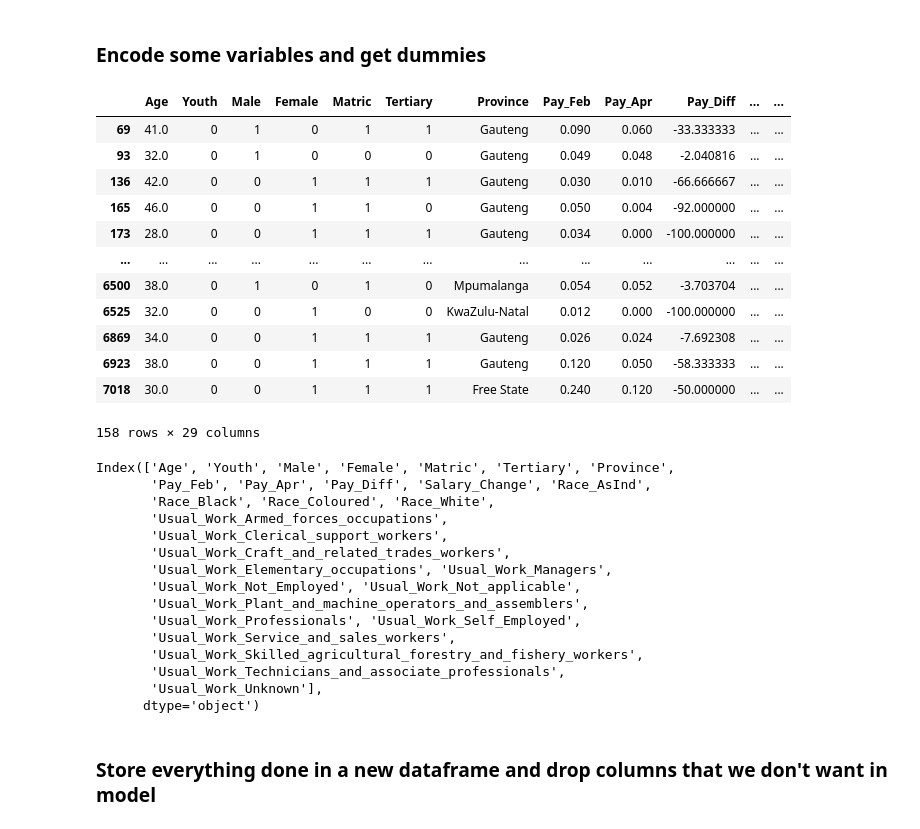
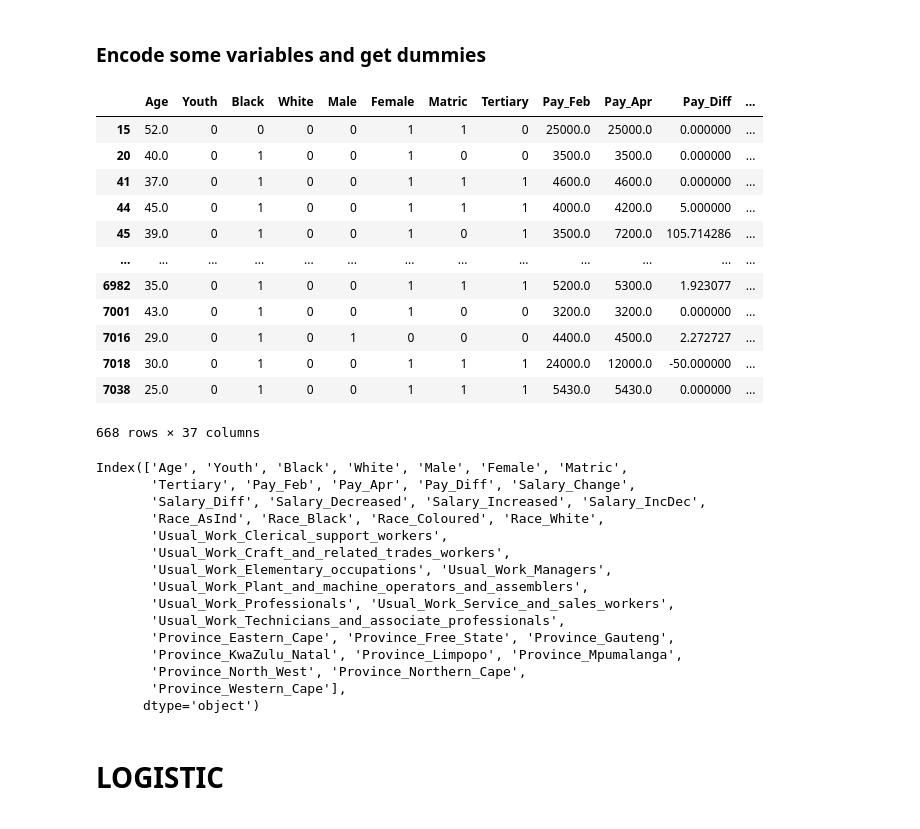
Before and after one commit to BrentonBudler/DAEProject2021, a Jupyter notebook: Part2_Final/Dino/DIno_Rough.ipynb, the cells around one changed output. Saved outputs shown, nothing was run; the diff lists cells and outputs as text; code cells hidden in the pictures.

Commit message:
Dino models - struggling

```diff
--- a/Part2_Final/Dino/DIno_Rough.ipynb
+++ b/Part2_Final/Dino/DIno_Rough.ipynb
@@ -89,7 +153,7 @@ dftemp.shape
 
 
 
-df_main = dftemp[["age","gender","race","highest_grade", "tertiary_edu","province_current","take_home_pay_feb", "take_home_pay_apr","kept_labour","usual_work"]]
+df_main = dftemp[["age","gender","race","highest_grade", "tertiary_edu","province_before","take_home_pay_feb", "take_home_pay_apr","kept_labour","usual_work"]]
 # %% [markdown]
 ### Drop all nans
 # %%
@@ -338,0 +521,3 @@ display(XYZ)
+# %%
+XYZ = XYZ[XYZ.groupby("Usual_Work")["Usual_Work"].transform(len) > 15]
+XYZ["Usual_Work"].value_counts()
@@ -338,0 +596,3 @@ display(XYZ)
+# %%
+XYZ = XYZ[XYZ.groupby("Province")["Province"].transform(len) > 1]
+XYZ["Province"].value_counts()
@@ -338,0 +610,5 @@ display(XYZ)
+# %%
+XYZ["Race"].value_counts()
+XYZ = XYZ[XYZ["Race"] != "nan"]
+
+XYZ
@@ -341,49 +631,54 @@ display(XYZ)
 # %%
 # df_dummies = pd.get_dummies(df_encoded, columns=["race","highest_grade","province_current", "usual_work"], drop_first=True)
 
 LE = LabelEncoder()
 
-df_dummies = XYZ.copy()
+# df_dummies = XYZ.copy()
 
-
-df_dummies = pd.get_dummies(XYZ, columns=["Race","Usual_Work"])
+df_dummies = pd.get_dummies(XYZ, columns=["Race","Usual_Work", "Province"])
 
 # df_dummies = pd.get_dummies(XYZ, columns=["Race","Province","Usual_Work"], drop_first=True)
 
 # df_dummies["Race"] = LE.fit_transform(df_dummies["Race"])
 # df_dummies["Usual_Work"] = LE.fit_transform(df_dummies["Usual_Work"])
-# df_dummies["Province"] = LE.fit_transform(df_dummies["Province"])
+df_dummies["Salary_Change"] = 1 - LE.fit_transform(df_dummies["Salary_Change"])
+df_dummies["Salary_Decreased"] = 1 - LE.fit_transform(df_dummies["Salary_Decreased"])
+df_dummies["Salary_Increased"] = LE.fit_transform(df_dummies["Salary_Increased"])
+
+df_dummies["Salary_Diff"] = 1 - LE.fit_transform(df_dummies["Salary_Diff"])
+df_dummies["Salary_IncDec"] = 1 - LE.fit_transform(df_dummies["Salary_IncDec"])
+
 
 display(df_dummies)
 print(df_dummies.columns)
 # %% [output]
-|  | Age | Youth | Male | Female | Matric | Tertiary | Province | Pay_Feb | Pay_Apr | Pay_Diff | ... | ... |
-| 69 | 41.0 | 0 | 1 | 0 | 1 | 1 | Gauteng | 0.090 | 0.060 | -33.333333 | ... | ... |
-| 93 | 32.0 | 0 | 1 | 0 | 0 | 0 | Gauteng | 0.049 | 0.048 | -2.040816 | ... | ... |
-| 136 | 42.0 | 0 | 0 | 1 | 1 | 1 | Gauteng | 0.030 | 0.010 | -66.666667 | ... | ... |
-| 165 | 46.0 | 0 | 0 | 1 | 1 | 0 | Gauteng | 0.050 | 0.004 | -92.000000 | ... | ... |
-| 173 | 28.0 | 0 | 0 | 1 | 1 | 1 | Gauteng | 0.034 | 0.000 | -100.000000 | ... | ... |
+|  | Age | Youth | Black | White | Male | Female | Matric | Tertiary | Pay_Feb | Pay_Apr | Pay_Diff | ... |
+| 15 | 52.0 | 0 | 0 | 0 | 0 | 1 | 1 | 0 | 25000.0 | 25000.0 | 0.000000 | ... |
+| 20 | 40.0 | 0 | 1 | 0 | 0 | 1 | 0 | 0 | 3500.0 | 3500.0 | 0.000000 | ... |
+| 41 | 37.0 | 0 | 1 | 0 | 0 | 1 | 1 | 1 | 4600.0 | 4600.0 | 0.000000 | ... |
+| 44 | 45.0 | 0 | 1 | 0 | 0 | 1 | 1 | 1 | 4000.0 | 4200.0 | 5.000000 | ... |
+| 45 | 39.0 | 0 | 1 | 0 | 0 | 1 | 0 | 1 | 3500.0 | 7200.0 | 105.714286 | ... |
 | ... | ... | ... | ... | ... | ... | ... | ... | ... | ... | ... | ... | ... |
-| 6500 | 38.0 | 0 | 1 | 0 | 1 | 0 | Mpumalanga | 0.054 | 0.052 | -3.703704 | ... | ... |
-| 6525 | 32.0 | 0 | 0 | 1 | 0 | 0 | KwaZulu-Natal | 0.012 | 0.000 | -100.000000 | ... | ... |
-| 6869 | 34.0 | 0 | 0 | 1 | 1 | 1 | Gauteng | 0.026 | 0.024 | -7.692308 | ... | ... |
-| 6923 | 38.0 | 0 | 0 | 1 | 1 | 1 | Gauteng | 0.120 | 0.050 | -58.333333 | ... | ... |
-| 7018 | 30.0 | 0 | 0 | 1 | 1 | 1 | Free State | 0.240 | 0.120 | -50.000000 | ... | ... |
+| 6982 | 35.0 | 0 | 1 | 0 | 0 | 1 | 1 | 1 | 5200.0 | 5300.0 | 1.923077 | ... |
+| 7001 | 43.0 | 0 | 1 | 0 | 0 | 1 | 0 | 0 | 3200.0 | 3200.0 | 0.000000 | ... |
+| 7016 | 29.0 | 0 | 1 | 0 | 1 | 0 | 0 | 0 | 4400.0 | 4500.0 | 2.272727 | ... |
+| 7018 | 30.0 | 0 | 1 | 0 | 0 | 1 | 1 | 1 | 24000.0 | 12000.0 | -50.000000 | ... |
+| 7038 | 25.0 | 0 | 1 | 0 | 0 | 1 | 1 | 1 | 5430.0 | 5430.0 | 0.000000 | ... |
-158 rows × 29 columns
+668 rows × 37 columns
-Index(['Age', 'Youth', 'Male', 'Female', 'Matric', 'Tertiary', 'Province',
-       'Pay_Feb', 'Pay_Apr', 'Pay_Diff', 'Salary_Change', 'Race_AsInd',
-       'Race_Black', 'Race_Coloured', 'Race_White',
-       'Usual_Work_Armed_forces_occupations',
+Index(['Age', 'Youth', 'Black', 'White', 'Male', 'Female', 'Matric',
+       'Tertiary', 'Pay_Feb', 'Pay_Apr', 'Pay_Diff', 'Salary_Change',
+       'Salary_Diff', 'Salary_Decreased', 'Salary_Increased', 'Salary_IncDec',
+       'Race_AsInd', 'Race_Black', 'Race_Coloured', 'Race_White',
        'Usual_Work_Clerical_support_workers',
        'Usual_Work_Craft_and_related_trades_workers',
        'Usual_Work_Elementary_occupations', 'Usual_Work_Managers',
-       'Usual_Work_Not_Employed', 'Usual_Work_Not_applicable',
        'Usual_Work_Plant_and_machine_operators_and_assemblers',
-       'Usual_Work_Professionals', 'Usual_Work_Self_Employed',
-       'Usual_Work_Service_and_sales_workers',
-       'Usual_Work_Skilled_agricultural_forestry_and_fishery_workers',
+       'Usual_Work_Professionals', 'Usual_Work_Service_and_sales_workers',
        'Usual_Work_Technicians_and_associate_professionals',
-       'Usual_Work_Unknown'],
+       'Province_Eastern_Cape', 'Province_Free_State', 'Province_Gauteng',
+       'Province_KwaZulu_Natal', 'Province_Limpopo', 'Province_Mpumalanga',
+       'Province_North_West', 'Province_Northern_Cape',
+       'Province_Western_Cape'],
       dtype='object')
-# %% [markdown]
-### Store everything done in a new dataframe and drop columns that we don't want in model
+# %% [markdown]
+# LOGISTIC
```
Also changed, not shown: parts of 38 cells of this notebook.
